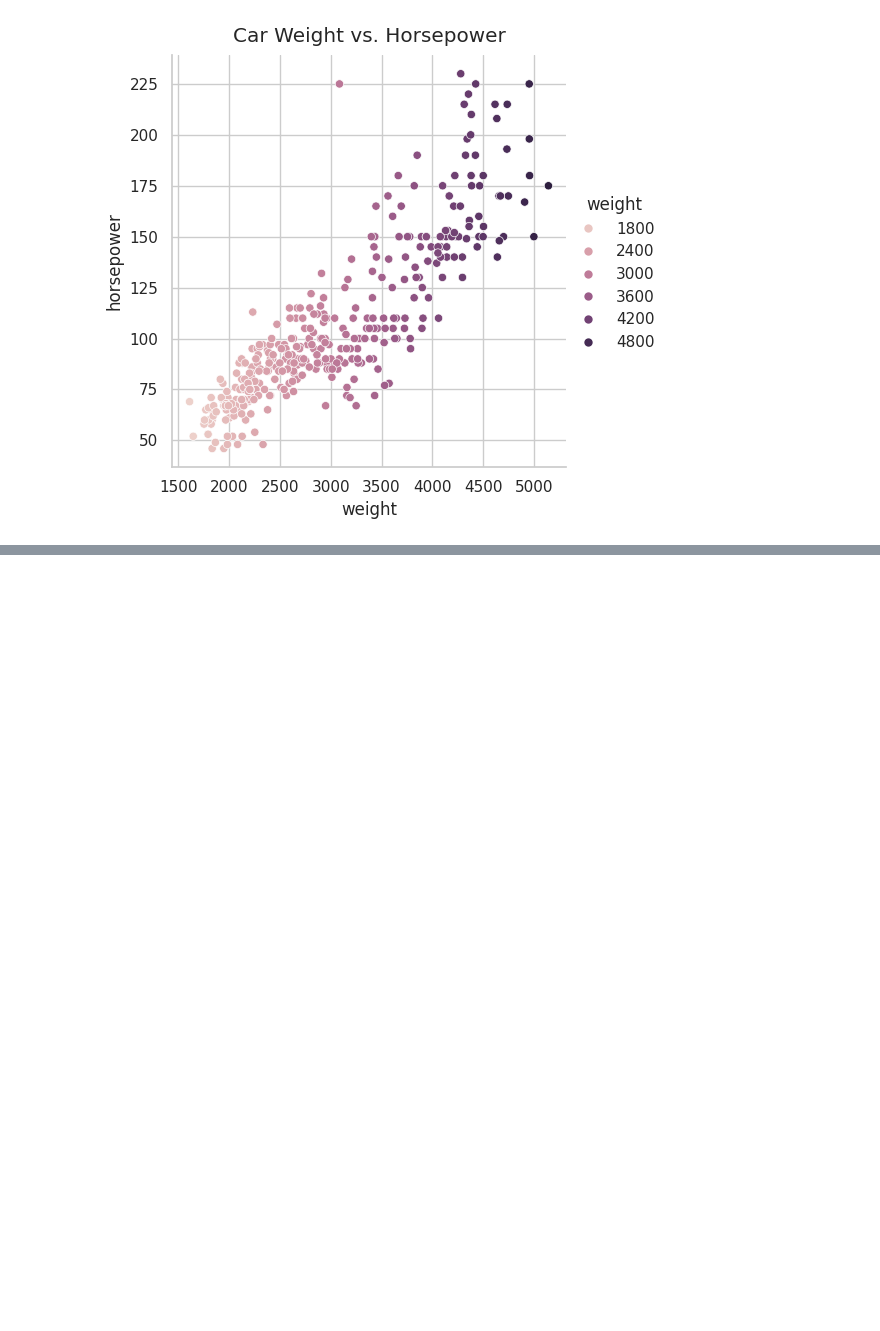
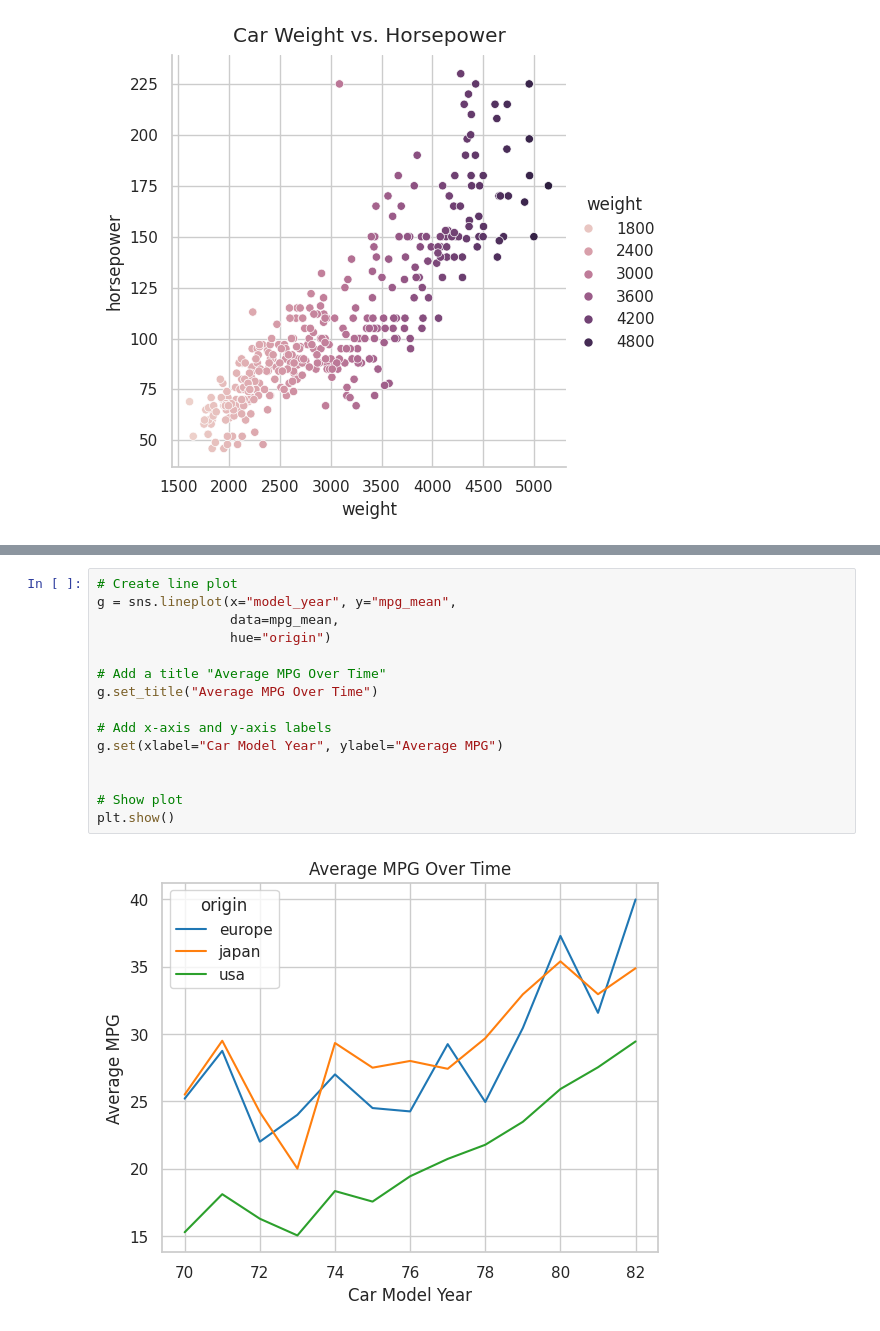
Before and after one commit to jhlopesalves/data-science-notebooks, a Jupyter notebook: Python/Intro to Seaborn/introduction_to_seaborn.ipynb, the cells around one changed output, grey strips where cells are left out. Saved outputs shown, nothing was run; the diff lists cells and outputs as text; blank space fills up the shorter version.

```diff
--- a/Python/Intro to Seaborn/introduction_to_seaborn.ipynb
+++ b/Python/Intro to Seaborn/introduction_to_seaborn.ipynb
@@ -871,0 +903,17 @@ plt.show()
+# %%
+# Create line plot
+g = sns.lineplot(x="model_year", y="mpg_mean",
+                 data=mpg_mean,
+                 hue="origin")
+
+# Add a title "Average MPG Over Time"
+g.set_title("Average MPG Over Time")
+
+# Add x-axis and y-axis labels
+g.set(xlabel="Car Model Year", ylabel="Average MPG")
+
+
+# Show plot
+plt.show()
+# %% [output]
+[figure, added]
```
Also changed, not shown: parts of 9 cells of this notebook.
